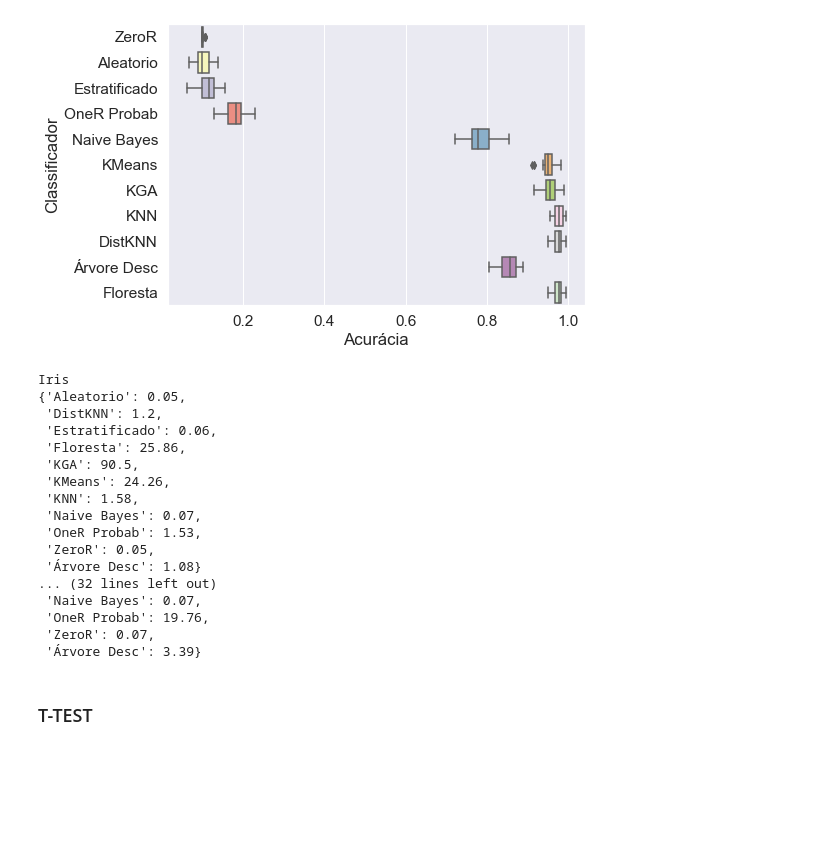
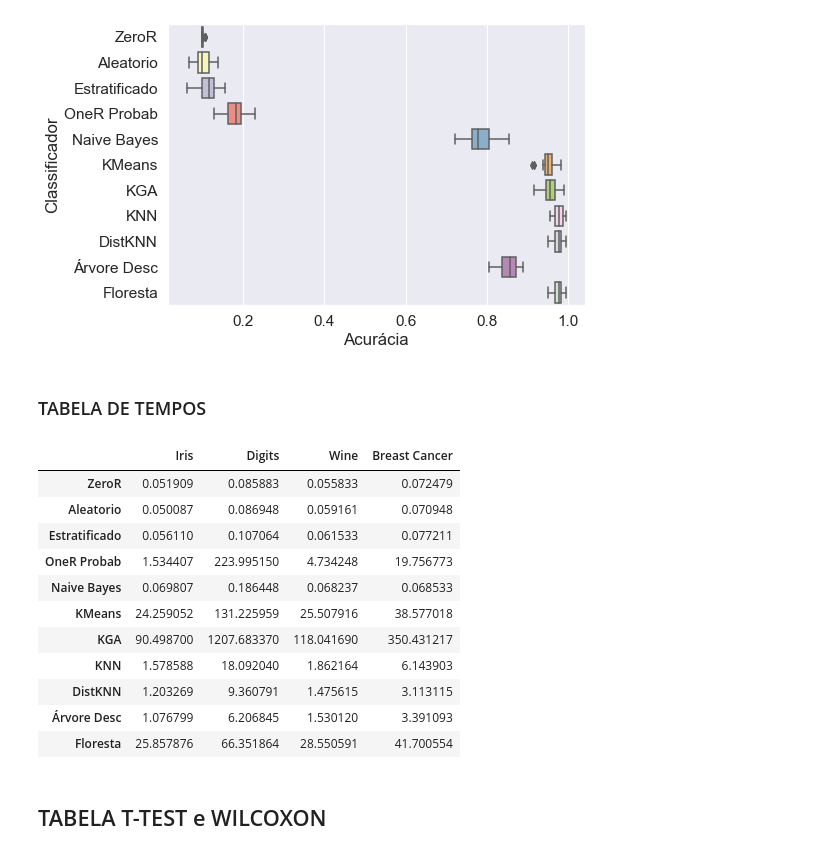
Before and after one commit to gabrielcipriano/T2-IA, a Jupyter notebook: main.ipynb, the cells around one changed output. Cells and saved outputs as stored; diff of their text form; code cells hidden in the pictures; blank space fills up the shorter version.

```diff
--- a/main.ipynb
+++ b/main.ipynb
@@ -185,16 +185,5 @@ def get_score_stts(scores):
         r["inf"], r["sup"] = np.nan_to_num(norm.interval(0.95, loc=r["mean"], scale=scale), nan=r["mean"])
 
     return r
-# %%
-import seaborn as sns
-import pandas as pd
-import matplotlib.pyplot as plt
-
-# Plota a matrix de confusão usando Heatmap do seaborn
-def plot_conf_mat(conf_mat):
-    df_cmap = pd.DataFrame(conf_mat, index = range(len(conf_mat)), columns = range(len(conf_mat)) )
-    sns.set(font_scale=1.4) # for label size
-    sns.heatmap(df_cmap, cmap=sns.cubehelix_palette(start=.5, rot=-.5, as_cmap=True), annot=True) # font size
-    plt.tick_params(axis='both', which='major', labelsize=14, labelbottom = False, left=True, top = True, labeltop=True)
 # %%
 rand_state = 36851234
@@ -933,30 +835,34 @@ score_df = pd.DataFrame({method: v["scores"] for method, v in results["Digits"].
 plot_dataset_boxplot(score_df, ds_name, "plotss/")
 # %% [output]
 [figure]
-# %%
-import pprint
-for ds_name, ds_data in results.items():
-    print(ds_name)
-    times = {method: round(v["time"],2) for method, v in ds_data.items()}
-    # time_df = pd.DataFrame({method: round(v["time"],2) for method, v in ds_data.items()}).T
-    pprint.pprint(times)
-# %% [output]
-Iris
-{'Aleatorio': 0.05,
- 'DistKNN': 1.2,
- 'Estratificado': 0.06,
- 'Floresta': 25.86,
- 'KGA': 90.5,
- 'KMeans': 24.26,
- 'KNN': 1.58,
- 'Naive Bayes': 0.07,
- 'OneR Probab': 1.53,
- 'ZeroR': 0.05,
- 'Árvore Desc': 1.08}
-... (32 lines left out)
- 'Naive Bayes': 0.07,
- 'OneR Probab': 19.76,
- 'ZeroR': 0.07,
- 'Árvore Desc': 3.39}
+# %% [markdown]
+### TABELA DE TEMPOS
+# %%
+times = {}
+for ds_name, ds_data in results.items():
+    times[ds_name] = {method: v["time"] for method, v in ds_data.items()}
+
+times_df = pd.DataFrame(times)
+display(times_df)
+
+# Salvando a tabela de tempos na subpasta /tables
+Path("tables/").mkdir(parents=True, exist_ok=True)
+with open('tables/[LATEX]'+ "run_time_table.tex", 'w') as file:
+    file.write(times_df.to_latex(float_format="%.2f", label="run_time"))
+with open('tables/[CSV]'+ "run_time_table.csv", 'w') as file:
+    file.write(times_df.to_csv(float_format="%.2f"))
+# %% [output]
+|  | Iris | Digits | Wine | Breast Cancer |
+| ZeroR | 0.051909 | 0.085883 | 0.055833 | 0.072479 |
+| Aleatorio | 0.050087 | 0.086948 | 0.059161 | 0.070948 |
+| Estratificado | 0.056110 | 0.107064 | 0.061533 | 0.077211 |
+| OneR Probab | 1.534407 | 223.995150 | 4.734248 | 19.756773 |
+| Naive Bayes | 0.069807 | 0.186448 | 0.068237 | 0.068533 |
+| KMeans | 24.259052 | 131.225959 | 25.507916 | 38.577018 |
+| KGA | 90.498700 | 1207.683370 | 118.041690 | 350.431217 |
+| KNN | 1.578588 | 18.092040 | 1.862164 | 6.143903 |
+| DistKNN | 1.203269 | 9.360791 | 1.475615 | 3.113115 |
+| Árvore Desc | 1.076799 | 6.206845 | 1.530120 | 3.391093 |
+| Floresta | 25.857876 | 66.351864 | 28.550591 | 41.700554 |
 # %% [markdown]
-### T-TEST
+## TABELA T-TEST e WILCOXON
```
Also changed, not shown: parts of 9 cells of this notebook, 22 other files.
